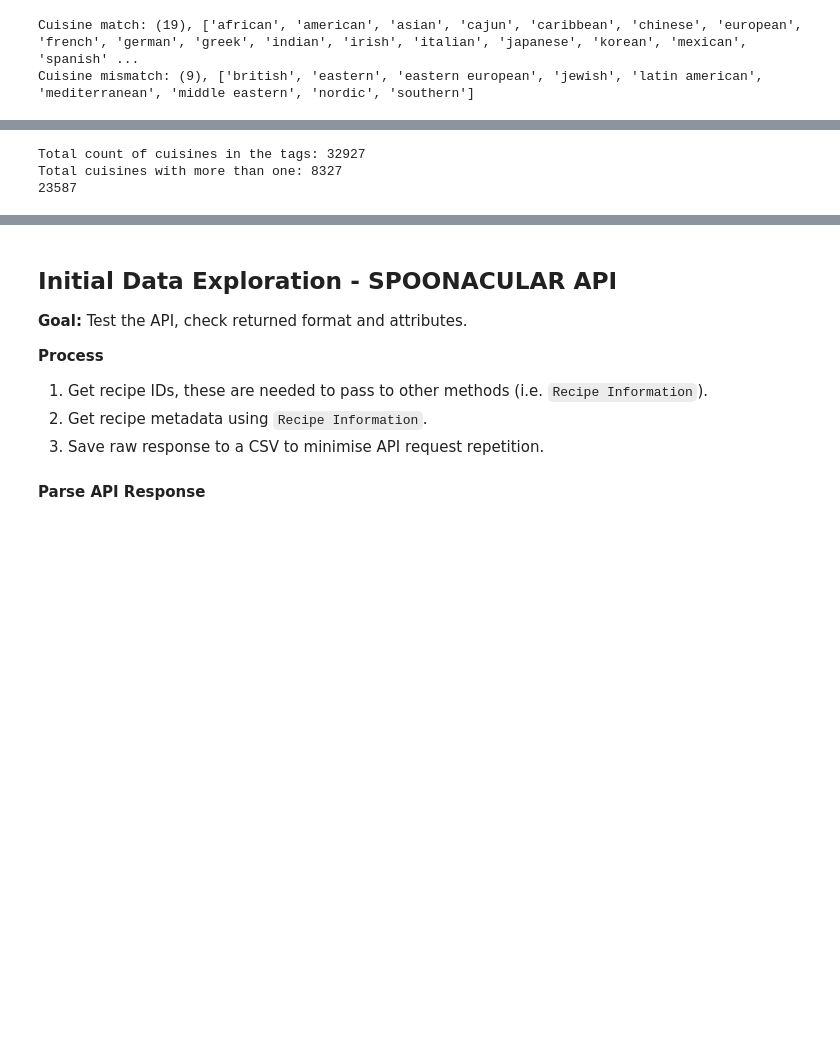
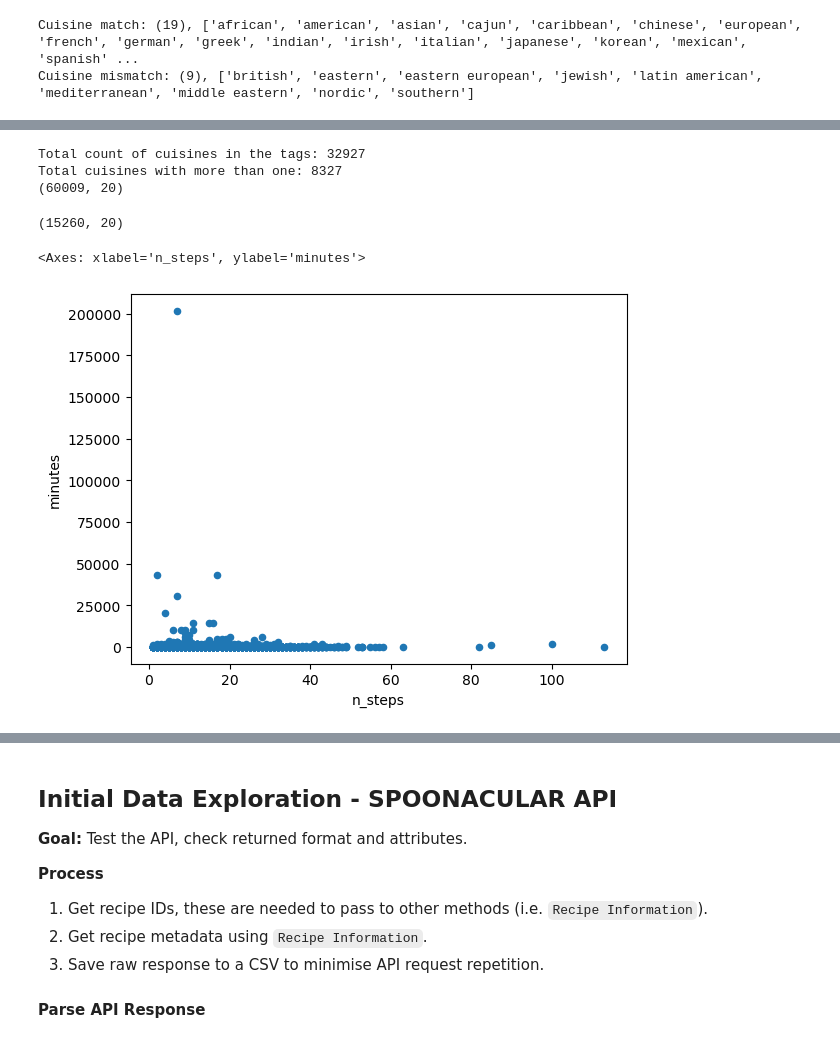
Before and after one commit to alyssahondrade/Project1, a Jupyter notebook: nutritious_recipes.ipynb, the cells around one changed output, grey strips where cells are left out. Saved outputs shown, nothing was run; the diff lists cells and outputs as text; code cells hidden in the pictures; blank space fills up the shorter version.

Commit message:
recipes reduced to only with one cuisine

```diff
--- a/nutritious_recipes.ipynb
+++ b/nutritious_recipes.ipynb
@@ -442,26 +451,40 @@ for idx, string in updated_merged.iterrows():
     for word_idx in range(len(cuisines_list)):
         cuisine = cuisines_list[word_idx].strip("'")
         if (cuisine in cuisine_match):
-            if (idx not in has_cuisine):
-                has_cuisine.append(idx)
+            # if (idx not in has_cuisine):
+            #     has_cuisine.append(idx)
             total_cuisine += 1
-            # has_cuisine.append(idx)
+            has_cuisine.append(string['id'])
             score += 1
     if (score > 1):
-        multiple_cuisines.append(idx)
+        multiple_cuisines.append(string['id'])
 
 # Print findings
 print(f"Total count of cuisines in the tags: {total_cuisine}")
 print(f"Total cuisines with more than one: {len(multiple_cuisines)}")
-print(len(set(has_cuisine)))
 
+# unique_cuisines = set(has_cuisine)
 # Filter the DataFrame for cuisines with at least one
+print(updated_merged.shape)
 
-# len(has_cuisine)
+# Get recipes with at least one cuisine
+cuisine_merged = updated_merged.loc[updated_merged['id'].isin(has_cuisine)]
+cuisine_merged.shape
+
+# Get recipes with only one cuisine
+cuisine_merged = cuisine_merged.loc[~updated_merged['id'].isin(multiple_cuisines)]
+cuisine_merged.shape
+# print(len(unique_cuisines))
 # cuisine_merged = updated_merged.iloc[has_cuisine]
 # cuisine_merged
 # max(updated_merged.index)
 # %% [output]
 Total count of cuisines in the tags: 32927
 Total cuisines with more than one: 8327
-23587
+(60009, 20)
+(15260, 20)
+# %%
+cuisine_merged.plot(kind="scatter", x='n_steps', y='minutes')
+# %% [output]
+<Axes: xlabel='n_steps', ylabel='minutes'>
+[figure, added]
```
Also changed, not shown: parts of 3 cells of this notebook, 1 other file.
